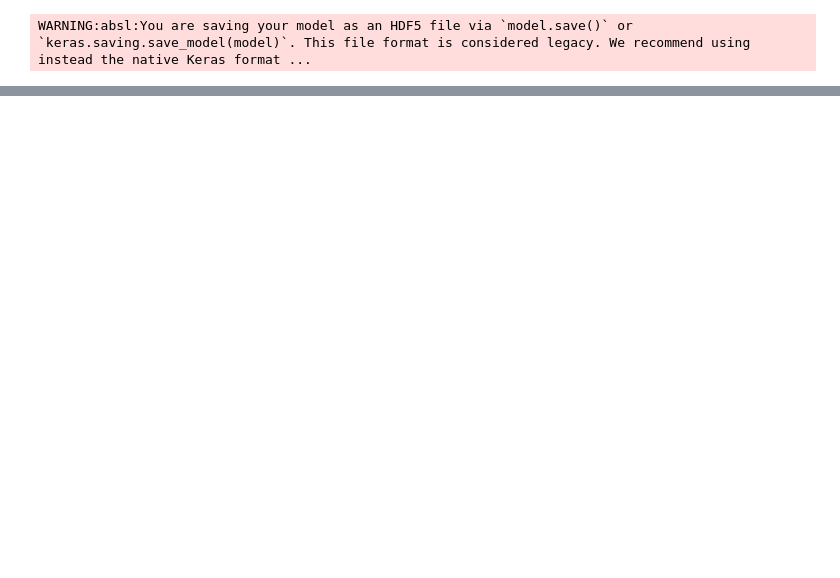
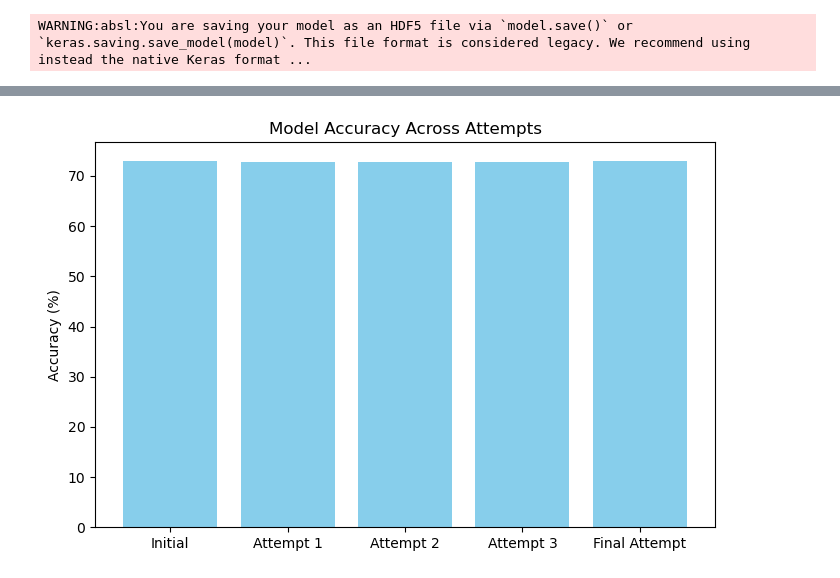
Before and after one commit to arzingy/deep-learning-challenge, a Jupyter notebook: AlphabetSoupCharity_Optimization.ipynb, the cells around one changed output, grey strips where cells are left out. Drawn from its saved outputs; the diff is of its cells as text; code cells hidden in the pictures; blank space fills up the shorter version.

Commit message:
Add final attempt

```diff
--- a/AlphabetSoupCharity_Optimization.ipynb
+++ b/AlphabetSoupCharity_Optimization.ipynb
@@ -262,0 +476,14 @@ WARNING:absl:You are saving your model as an HDF5 file via `model.save()` or `ke
+# %%
+attempts = ["Initial", "Attempt 1", "Attempt 2", "Attempt 3", "Final Attempt"]
+accuracy = [72.91, 72.87, 72.83, 72.83, 73.05]
+
+plt.figure(figsize=(8,5))
+plt.bar(attempts, accuracy, color="skyblue")
+plt.ylabel("Accuracy (%)")
+plt.title("Model Accuracy Across Attempts")
+
+plt.savefig("screenshots/attempts_accuracy.png", bbox_inches='tight')
+
+plt.show()
+# %% [output]
+[figure, added]
```
Also changed, not shown: parts of 17 cells of this notebook.
